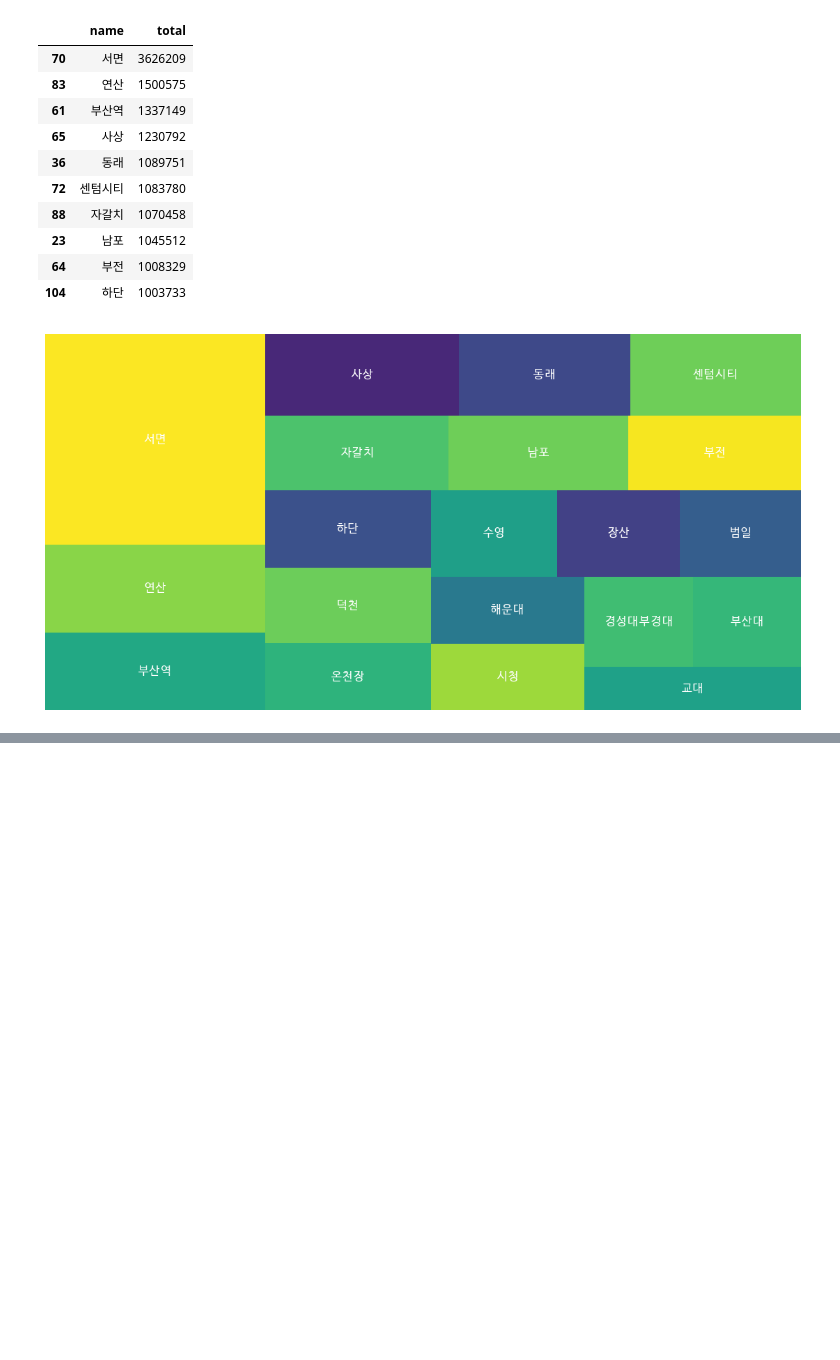
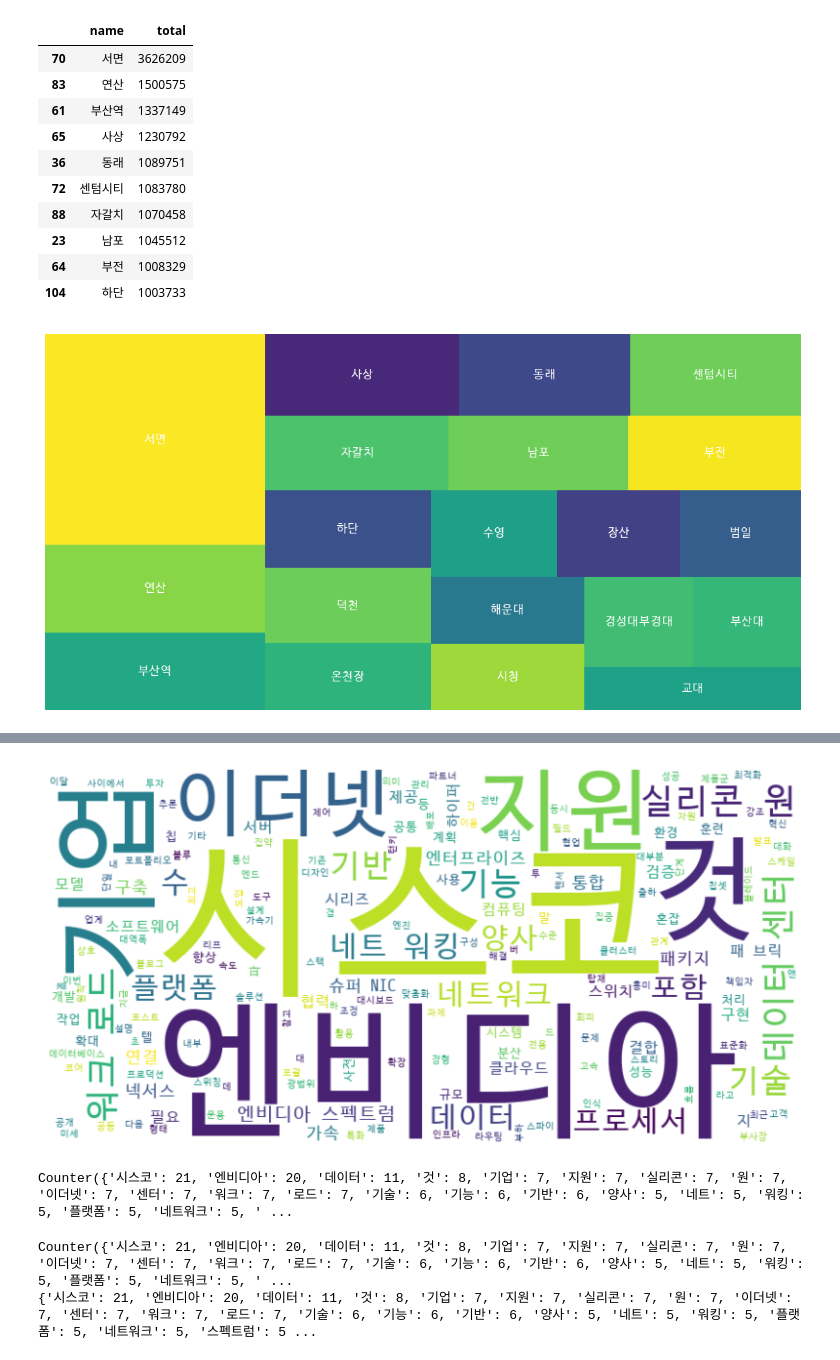
Before and after one commit to JeongHui-seong/py_hs01, a Jupyter notebook: python11.ipynb, the cells around one changed output, grey strips where cells are left out. Cells and saved outputs as stored; diff of their text form; code cells hidden in the pictures; blank space fills up the shorter version.

```diff
--- a/python11.ipynb
+++ b/python11.ipynb
@@ -89,0 +128,77 @@ plt.show()
+# %%
+import matplotlib.pyplot as plt
+from wordcloud import WordCloud
+import matplotlib.font_manager as fm
+from konlpy.tag import Komoran
+
+font_path = "dataset/D2Coding-Ver1.3.2-20180524.ttf"
+
+
+text = """
+시스코와 엔비디아가 기업의 AI 구현을 지원하기 위한 양사 간의 협업을 확대한다. 시스코의 실리콘 원(Silicon One) 기술과 엔비디아의 이더넷 네트워킹 플랫폼을 결합해 기업 데이터센터 전반에 걸쳐 AI 워크로드를 지원할 계획이다.
+시스코의 부사장 겸 최고 제품 책임자인 지투 파텔은 블로그 포스트를 통해 “지금까지 AI에 대한 업계의 대화는 대부분 칩, 컴퓨팅 성능, LLM에 집중됐다. 그러나 기업이 AI 워크로드를 도입하면서, 데이터센터와 클라우드 내부, 그 사이에서 컴퓨팅 자원과 데이터를 연결하는 문제는 AI 혁신의 다음 단계가 될 것이다. 이런 의미에서 네트워크는 기업에서 AI를 성공적으로 확장하는 데 핵심이 될 것”이라고 강조했다.
+양사는 시스코의 실리콘 원 기술과 엔비디아의 슈퍼NIC를 결합해 엔비디아 스펙트럼-X 이더넷 네트워킹 플랫폼에 통합할 계획이다.
+시스코 실리콘 원 프로세서는 높은 네트워크 대역폭과 성능을 지원하는 전용 프로세서로, 단일 칩셋에서 라우팅 또는 스위칭용으로 맞춤화할 수 있어 네트워크 기능마다 서로 다른 프로세서 아키텍처가 필요하지 않다. 실리콘 원 시스템의 핵심은 향상된 이더넷 기능(향상된 흐름 제어, 혼잡 인식 및 회피 기능 등)을 지원하는 것이다.
+참고로, 시스코는 최근 복잡한 데이터 처리 작업을 분산하고 AI 및 대규모 워크로드 처리를 위한 스위치를 구현하기 위해 AMD의 내장형 프로그래머블 DPU(Data Processing Unit)을 포함한 실리콘 원 칩을 기반으로 새로운 데이터센터 스위치 제품군을 공개했다.
+슈퍼NIC는 이더넷 기반 클라우드에서 하이퍼스케일 AI 워크로드를 가속화하는 엔비디아의 새로운 네트워크 가속기이다. 엔비디아에 따르면, 슈퍼NIC는 GPU 대 GPU 통신을 위한 고속 네트워크 연결 기능을 갖추고 있으며, 컨버지드 이더넷(RoCE) 기술을 통해 RDMA(Remote Direct Memory Access)를 사용해 400Gb/s에 달하는 속도를 제공한다. 엔비디아 스펙트럼-X(Spectrum-X)는 AI 워크로드를 가속화하기 위한 엔비디아의 포괄적인 이더넷 네트워킹 플랫폼이다.
+파텔은 “시스코는 엔비디아 스펙트럼 프로세서와 시스코 OS 소프트웨어를 결합한 시스템을 구축해 기업이 데이터센터에서 시스코 네트워킹과 엔비디아 기술을 동시에 표준화할 수 있도록 할 것”이라며, ”기업이 공통의 넥서스 소프트웨어 스택(NX-OS 및 넥서스 대시보드) 하에서 백엔드 연결에 특화된 엔비디아 스펙트럼 프로세서 또는 시스코 실리콘 원을 활용하면, 흥미롭고 새로운 수준의 상호 운용성을 가능해질 것”이라고 설명했다.
+또한 시스코와 엔비디아는 혼잡 관리 및 부하 분산과 같은 공통 과제를 해결하기 위해 양사 포트폴리오를 아우르는 기술에도 투자해 기업이 AI 배포를 가속화할 수 있도록 지원할 것이라고 말했다.
+양사는 또한 시스코 실리콘 원, 하이퍼패브릭, 넥서스, UCS 컴퓨트, 옵틱스 및 기타 시스코 기술을 이용해 엔비디아 스펙트럼-X 기반의 엔비디아 클라우드 파트너(NCP) 및 엔터프라이즈 레퍼런스 아키텍처를 만들고 검증하기 위해 협력할 것이라고 말했다.
+이번 발표는 시스코와 엔비디아가 기존의 협력관계를 확대한 것이다. 양사는 데이터센터와 엣지에서 AI와 데이터 집약적 워크로드를 지원하기 위해 협력해 왔는데, 이미 시스코 UCS X-시리즈와 UCS X-시리즈 다이렉트를 포함한 시스코의 UCS 랙과 블레이드 서버에 엔비디아의 텐서 코어 GPU를 탑재했다. 통합 솔루션에는 프로덕션에 바로 사용할 수 있는 AI를 위한 사전 훈련된 모델과 개발 도구를 갖춘 엔비디아 AI 엔터프라이즈 소프트웨어가 포함되어 있다.
+이달 초, 시스코는 엔터프라이즈 데이터센터 환경을 위한 UCS C845A M8 랙 서버를 출하했다고 밝혔다. 8U 랙 서버는 엔비디아의 HGX 플랫폼을 기반으로 구축됐었으며, LLM 훈련, 모델 미세 조정, 대규모 모델 추론, RAG 등의 AI 작업에 필요한 가속 컴퓨팅 기능을 제공한다.
+또한 고객이 필요에 따라 데이터센터나 엣지 환경에 연결할 수 있는 사전 구성, 검증, 최적화된 인프라 패키지인 AI 팟(AI Pod)도 공동 개발하고 있다. AI 팟은 시스코의 검증된 설계 원칙을 기반으로 하며, 엔비디아 AI 엔터프라이즈가 포함되어 있다.
+시스코는 시스코 넥서스 하이퍼패브릭 AI 클러스터라고 불리는 턴키 AI 패키지도 제공한다. 400G 및 800G 이더넷 패브릭을 지원하는 스파인 앤 리프 구현을 위한 시스코 6000 시리즈 스위치 형태의 통합 네트워킹 패키지이다. 이 패키지에는 블루필드-3 DPU와 슈퍼NIC를 갖춘 엔비디아 GPU, AI 팟 구축을 위한 레퍼런스 디자인, 통합 스토리지, 데이터베이스, AI 워크로드를 위해 구축된 데이터 기반 기능 엔진을 위한 광범위한 데이터 플랫폼이 포함되어 있다.
+"""
+
+komoran = Komoran()
+nouns = komoran.nouns(text)
+nouns_text = " ".join(nouns)
+
+wordcloud = WordCloud(font_path= font_path, width=800, height=400,background_color="white").generate(nouns_text)
+
+plt.figure(figsize=(10,5))
+plt.imshow(wordcloud, interpolation="bilinear")
+plt.axis("off")
+plt.savefig("word2.jpg")
+plt.show()
+# %% [output]
+[figure, added]
+# %%
+from collections import Counter
+
+word_counts = Counter(nouns)
+print(word_counts)
+# %% [output]
+Counter({'시스코': 21, '엔비디아': 20, '데이터': 11, '것': 8, '기업': 7, '지원': 7, '실리콘': 7, '원': 7, '이더넷': 7, '센터': 7, '워크': 7, '로드': 7, '기술': 6, '기능': 6, '기반': 6, '양사': 5, '네트': 5, '워킹': 5, '플랫폼': 5, '네트워크': 5, ' ...
+# %%
+from collections import Counter
+
+text = """
+"""
+
+komoran = Komoran()
+nouns = komoran.nouns(text)
+nouns_text = " ".join(nouns)
+word_counts = Counter(nouns)
+
+
+def 글자수추출기(text):
+    komoran = Komoran()
+    nouns = komoran.nouns(text)
+
+    count_dict = {}
+
+    for i ,n in enumerate(nouns):
+        if n not in count_dict.keys():
+            count_dict[n] = 1
+        else:
+            count_dict[n] = count_dict[n] + 1
+
+    sort_dict = dict(sorted(count_dict.items(), key = lambda item : item[1], reverse=True))
+    print(sort_dict)
+
+print(word_counts)
+글자수추출기(text)
+# %% [output]
+Counter({'시스코': 21, '엔비디아': 20, '데이터': 11, '것': 8, '기업': 7, '지원': 7, '실리콘': 7, '원': 7, '이더넷': 7, '센터': 7, '워크': 7, '로드': 7, '기술': 6, '기능': 6, '기반': 6, '양사': 5, '네트': 5, '워킹': 5, '플랫폼': 5, '네트워크': 5, ' ...
+{'시스코': 21, '엔비디아': 20, '데이터': 11, '것': 8, '기업': 7, '지원': 7, '실리콘': 7, '원': 7, '이더넷': 7, '센터': 7, '워크': 7, '로드': 7, '기술': 6, '기능': 6, '기반': 6, '양사': 5, '네트': 5, '워킹': 5, '플랫폼': 5, '네트워크': 5, '스펙트럼': 5 ...
```
Also changed, not shown: parts of 5 cells of this notebook, 7 other files.
